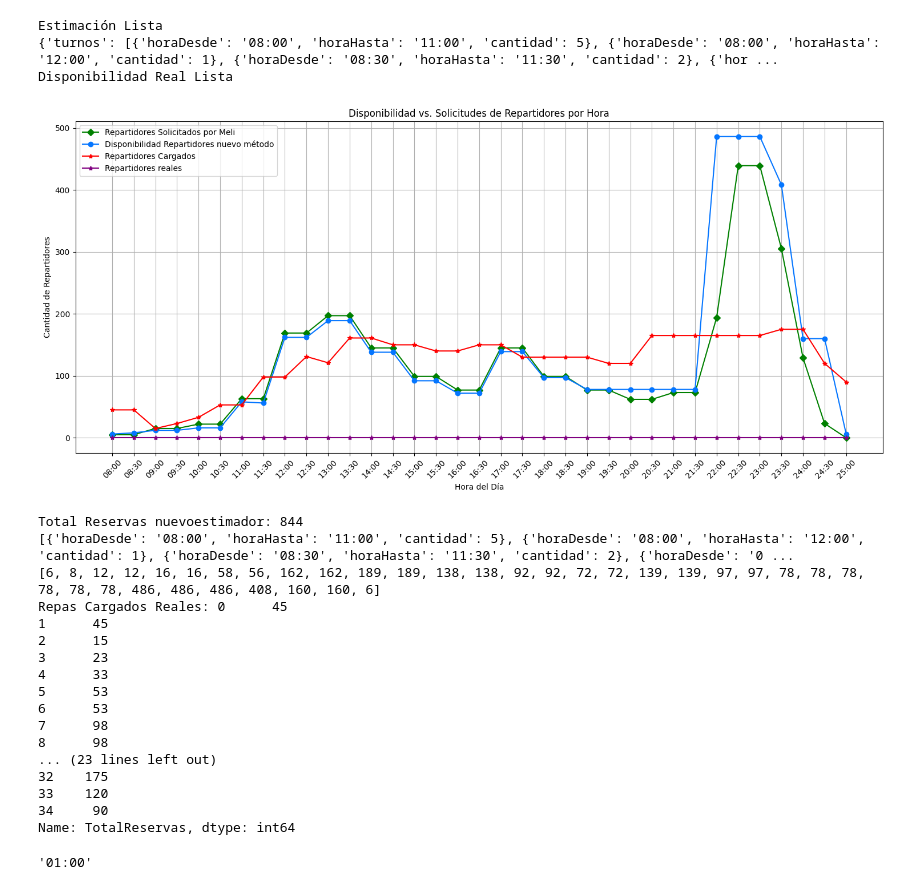
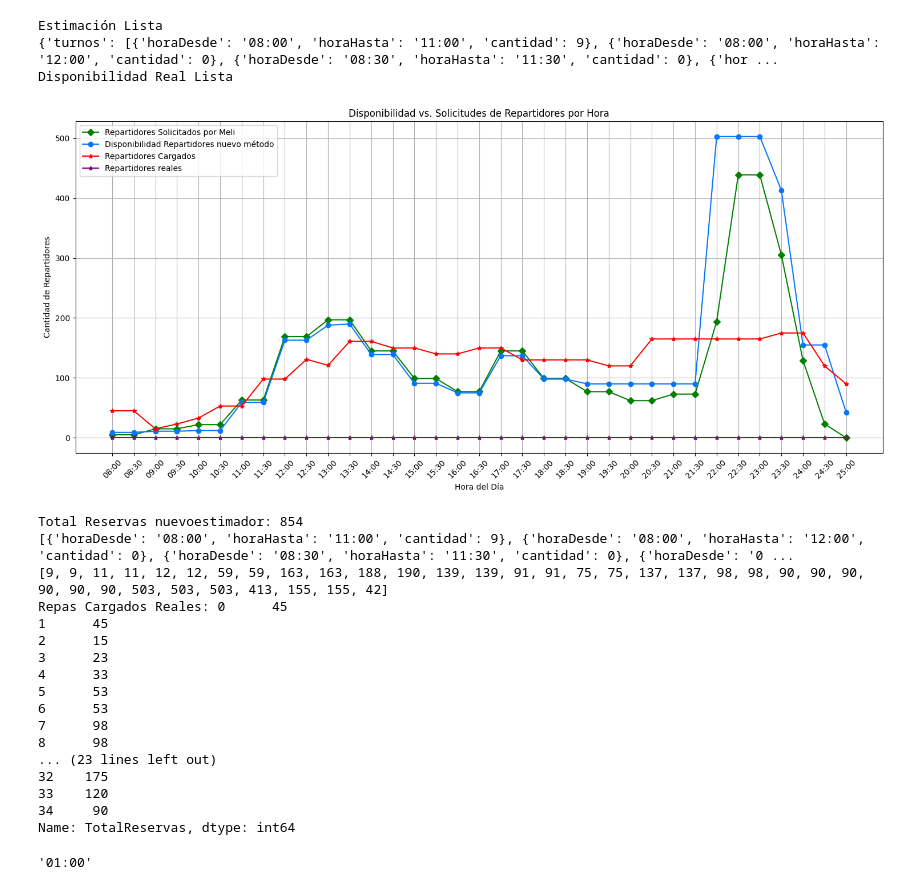
Before and after one commit to gastonmichelotti/EstimadorODS, a Jupyter notebook: TestMeli.ipynb, the cells around one changed output. Drawn from its saved outputs; the diff is of its cells as text; code cells hidden in the pictures.

```diff
--- a/TestMeli.ipynb
+++ b/TestMeli.ipynb
@@ -210,39 +210,39 @@ def graficar_resultados(resultado, reales, resultadooriginal = None):
 
 
 def revisionMeli(fecha, aumento = 0, aumentoDemanda = 0, aumentoDesde = 0, verbose = True):
 
     estimacion = Estimar2(fecha, aumento, aumentoDemanda,aumentoDesde)
     # estimacionVieja = Estimar3(fecha,4,  aumento, aumentoDemanda,aumentoDesde)
     if verbose == True:
         print("Estimación Lista")
         print(estimacion)
 
     # estimacion_original = Estimar2(fecha, duracion, 0, 0, 0)
     # if verbose == True:
     #     print("Estimación no fixeada Lista")
 
     reales = RepasReales(fecha)
     if verbose == True:
         print("Disponibilidad Real Lista")
 
     graficar_resultados(estimacion,reales)
     print( "Total Reservas nuevoestimador:" ,estimacion["totalReservas"])
     # print("Total Reservas vijeas:", estimacionVieja["totalReservas"])
     print(estimacion["turnos"])
     print(estimacion["disponibilidadFinal"])
     print("Repas Cargados Reales:", reales["TotalReservas"])
 
     return estimacion
 
-revision = revisionMeli('23/08', 0, 50, 29)
+revision = revisionMeli('23/08', 0, 50, 27)
 # %% [output]
 Estimación Lista
-{'turnos': [{'horaDesde': '08:00', 'horaHasta': '11:00', 'cantidad': 5}, {'horaDesde': '08:00', 'horaHasta': '12:00', 'cantidad': 1}, {'horaDesde': '08:30', 'horaHasta': '11:30', 'cantidad': 2}, {'hor ...
+{'turnos': [{'horaDesde': '08:00', 'horaHasta': '11:00', 'cantidad': 9}, {'horaDesde': '08:00', 'horaHasta': '12:00', 'cantidad': 0}, {'horaDesde': '08:30', 'horaHasta': '11:30', 'cantidad': 0}, {'hor ...
 Disponibilidad Real Lista
-[figure, old version]
+[figure, new version]
-Total Reservas nuevoestimador: 844
-[{'horaDesde': '08:00', 'horaHasta': '11:00', 'cantidad': 5}, {'horaDesde': '08:00', 'horaHasta': '12:00', 'cantidad': 1}, {'horaDesde': '08:30', 'horaHasta': '11:30', 'cantidad': 2}, {'horaDesde': '0 ...
-[6, 8, 12, 12, 16, 16, 58, 56, 162, 162, 189, 189, 138, 138, 92, 92, 72, 72, 139, 139, 97, 97, 78, 78, 78, 78, 78, 78, 486, 486, 486, 408, 160, 160, 6]
+Total Reservas nuevoestimador: 854
+[{'horaDesde': '08:00', 'horaHasta': '11:00', 'cantidad': 9}, {'horaDesde': '08:00', 'horaHasta': '12:00', 'cantidad': 0}, {'horaDesde': '08:30', 'horaHasta': '11:30', 'cantidad': 0}, {'horaDesde': '0 ...
+[9, 9, 11, 11, 12, 12, 59, 59, 163, 163, 188, 190, 139, 139, 91, 91, 75, 75, 137, 137, 98, 98, 90, 90, 90, 90, 90, 90, 503, 503, 503, 413, 155, 155, 42]
 Repas Cargados Reales: 0      45
 1      45
 2      15
```
Also changed, not shown: 1 other file.
